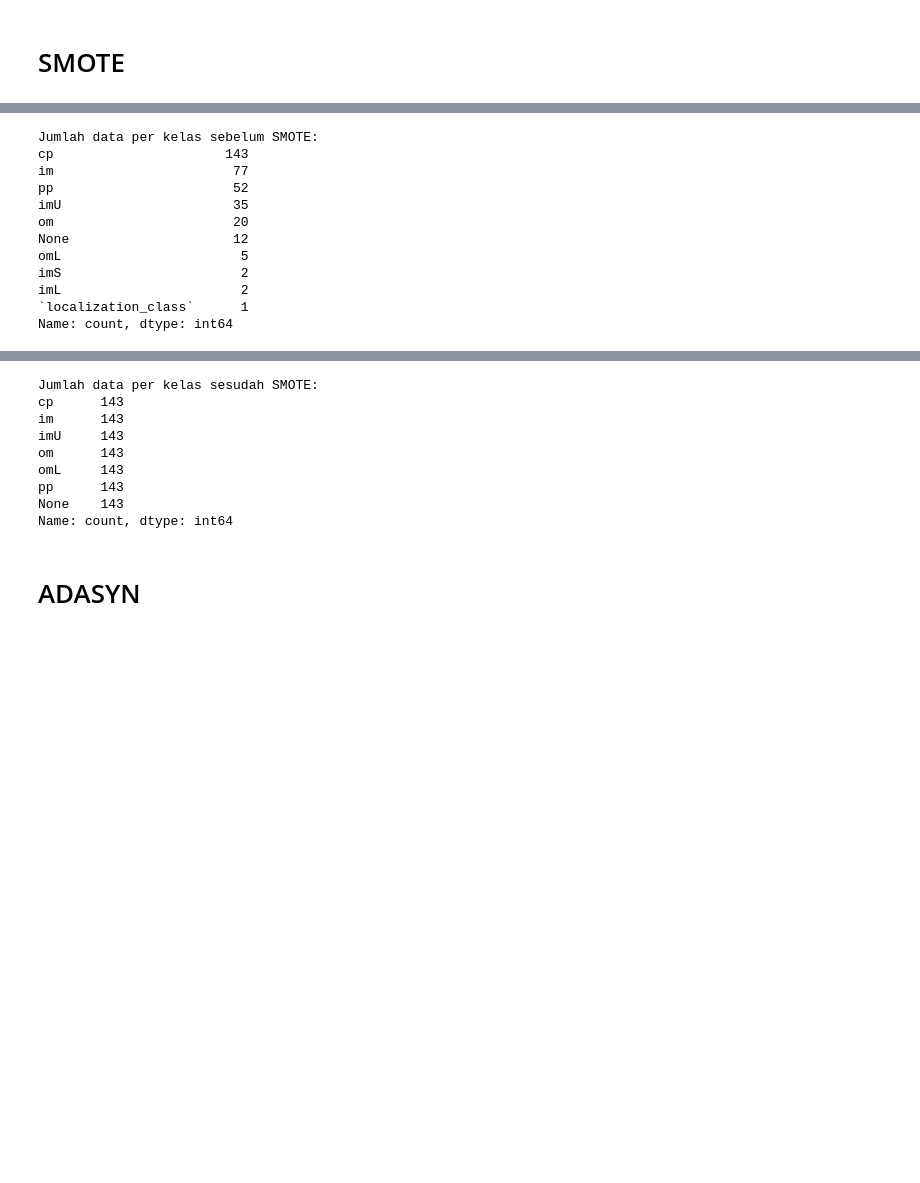
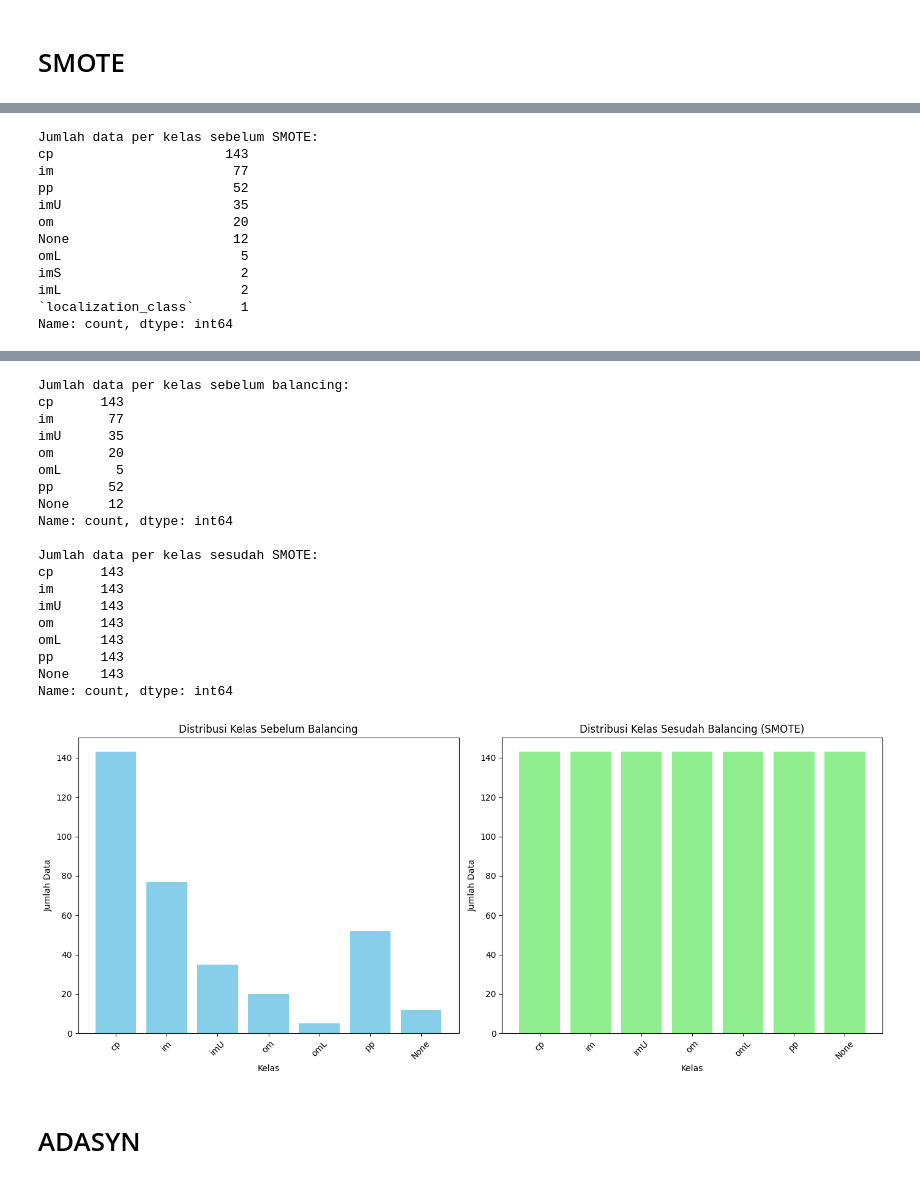
Before and after one commit to Aliya03-arch/PSD, a Jupyter notebook: _build/jupyter_execute/tugas7.ipynb, the cells around one changed output, grey strips where cells are left out. Cells and saved outputs as stored; diff of their text form; code cells hidden in the pictures; blank space fills up the shorter version.

```diff
--- a/_build/jupyter_execute/tugas7.ipynb
+++ b/_build/jupyter_execute/tugas7.ipynb
@@ -135,35 +135,78 @@ plt.xlabel("PC1")
 plt.ylabel("PC2")
 plt.show()
 
 # ======================
-# 8. Distribusi kelas
+# 8. Distribusi kelas (before vs after)
 # ======================
+before_counts = pd.Series(y_filtered).value_counts().sort_index()
+after_counts  = pd.Series(y_res).value_counts().sort_index()
+
+# Pastikan index berupa string (nama kelas asli)
+before_counts.index = [str(le.classes_[i]) for i in before_counts.index]
+after_counts.index  = [str(le.classes_[i]) for i in after_counts.index]
+
+print("\nJumlah data per kelas sebelum balancing:")
+print(before_counts)
+
 print("\nJumlah data per kelas sesudah SMOTE:")
-print(pd.Series(y_res).value_counts().sort_index().rename(index=dict(enumerate(le.classes_))))
+print(after_counts)
+
+# ======================
+# 9. Visualisasi distribusi kelas
+# ======================
+fig, axes = plt.subplots(1, 2, figsize=(14,6))
+
+# Grafik sebelum
+axes[0].bar(before_counts.index, before_counts.values, color="skyblue")
+axes[0].set_title("Distribusi Kelas Sebelum Balancing")
+axes[0].set_xlabel("Kelas")
+axes[0].set_ylabel("Jumlah Data")
+axes[0].tick_params(axis='x', rotation=45)
+
+# Grafik sesudah
+axes[1].bar(after_counts.index, after_counts.values, color="lightgreen")
+axes[1].set_title("Distribusi Kelas Sesudah Balancing (SMOTE)")
+axes[1].set_xlabel("Kelas")
+axes[1].set_ylabel("Jumlah Data")
+axes[1].tick_params(axis='x', rotation=45)
+
+plt.tight_layout()
+plt.show()
 # %% [output]
 [figure]
 Jumlah data per kelas sebelum SMOTE:
 cp                      143
 im                       77
 pp                       52
 imU                      35
 om                       20
 None                     12
 omL                       5
 imS                       2
 imL                       2
 `localization_class`      1
 Name: count, dtype: int64
 [figure]
+Jumlah data per kelas sebelum balancing:
+cp      143
+im       77
+imU      35
+om       20
+omL       5
+pp       52
+None     12
+Name: count, dtype: int64
+
 Jumlah data per kelas sesudah SMOTE:
 cp      143
 im      143
 imU     143
 om      143
 omL     143
 pp      143
 None    143
 Name: count, dtype: int64
+[figure, added]
 # %% [markdown]
 # ADASYN
 # %%
```
Also changed, not shown: parts of 10 cells of this notebook, 39 other files.
